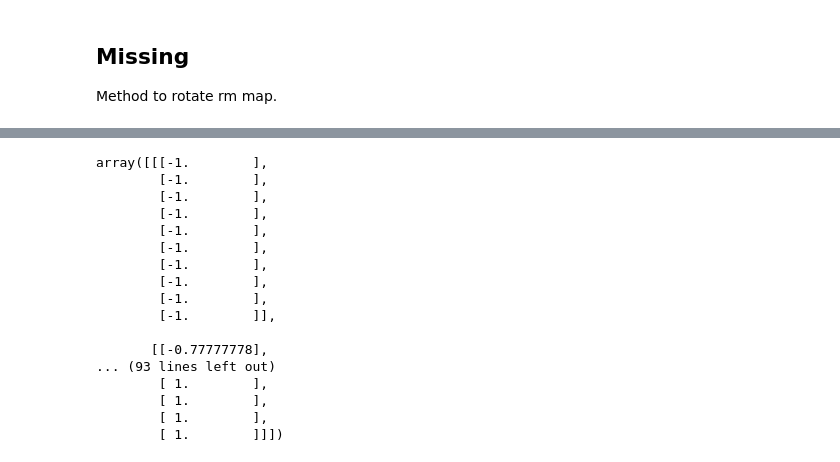
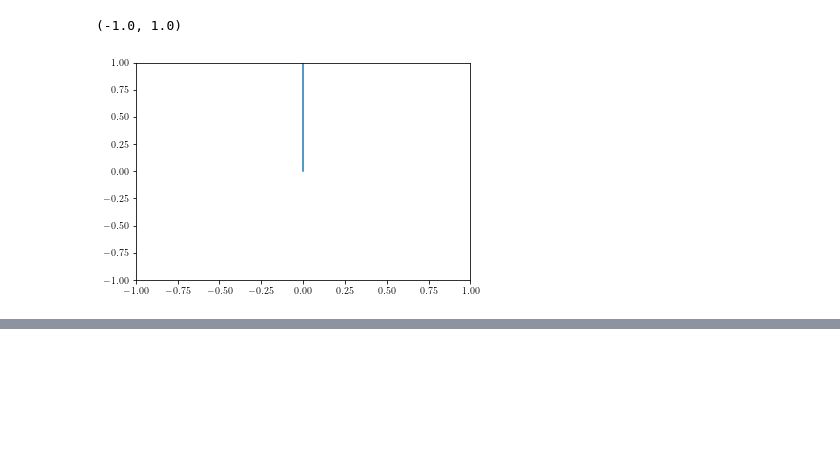
Before and after one commit to specktakel/ts_limit, a Jupyter notebook: structured_field/rm_map_final.ipynb, the cells around one changed output, grey strips where cells are left out. Drawn from its saved outputs; the diff is of its cells as text; code cells hidden in the pictures; blank space fills up the shorter version.

```diff
--- a/structured_field/rm_map_final.ipynb
+++ b/structured_field/rm_map_final.ipynb
@@ -237,9 +345,13 @@ Text(0, 0.5, '$y [\\SI{}{\\kilo\\parsec}]$')
 # %%
 fig.savefig('rm_theta_45_90.png')
-# %% [markdown]
-## Missing
-
-Method to rotate rm map.
+# %%
+n = np.array([0, 1])
+plt.plot((0, 0), (0, 1))
+plt.xlim(-1, 1)
+plt.ylim(-1, 1)
+# %% [output]
+(-1.0, 1.0)
+[figure, added]
 # %%
 def cart_rotation(alpha, beta):
     rot_x = np.array([[1,             0,              0],
@@ -276,23 +388,3 @@ ax.set_zlabel('z')
 [interactive output not drawn]
 [interactive output not drawn]
 Text(0.5, 0, 'z')
-# %%
-xx
-# %% [output]
-array([[[-1.        ],
-        [-1.        ],
-        [-1.        ],
-        [-1.        ],
-        [-1.        ],
-        [-1.        ],
-        [-1.        ],
-        [-1.        ],
-        [-1.        ],
-        [-1.        ]],
-
-       [[-0.77777778],
-... (93 lines left out)
-        [ 1.        ],
-        [ 1.        ],
-        [ 1.        ],
-        [ 1.        ]]])
```
Also changed, not shown: parts of 11 cells of this notebook, 3 other files.
